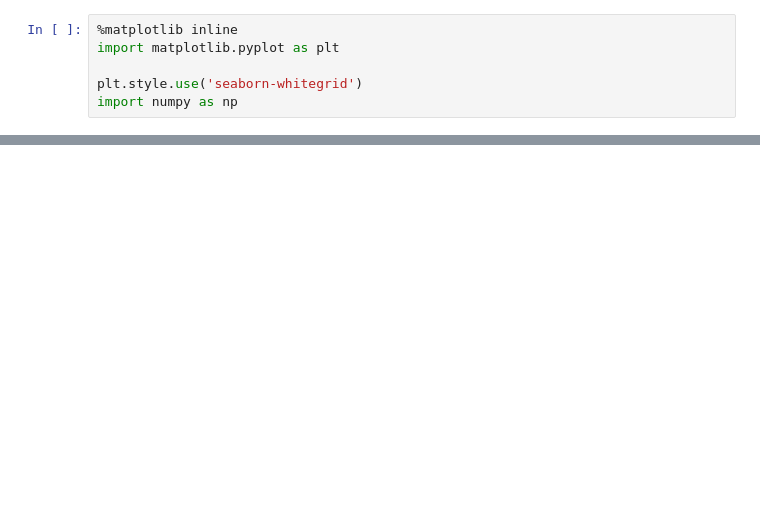
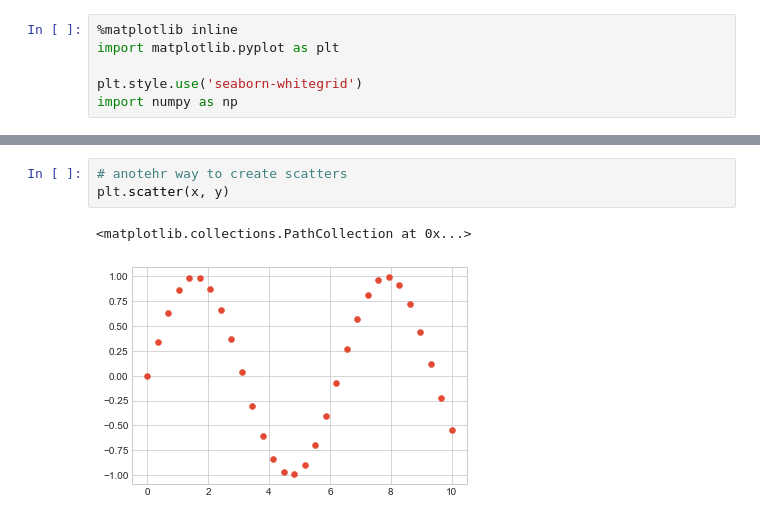
Before and after one commit to laimis/pandas-refresh, a Jupyter notebook: 07_matplotlib.ipynb, the cells around one changed output, grey strips where cells are left out. Drawn from its saved outputs; the diff is of its cells as text; blank space fills up the shorter version.

```diff
--- a/07_matplotlib.ipynb
+++ b/07_matplotlib.ipynb
@@ -154,0 +183,6 @@ _ = ax.set(xlim=(0, 10), ylim=(-2, 2),
+# %%
+# anotehr way to create scatters
+plt.scatter(x, y)
+# %% [output]
+<matplotlib.collections.PathCollection at 0x...>
+[figure, added]
```
Also changed, not shown: parts of 19 cells of this notebook, 1 other file.
